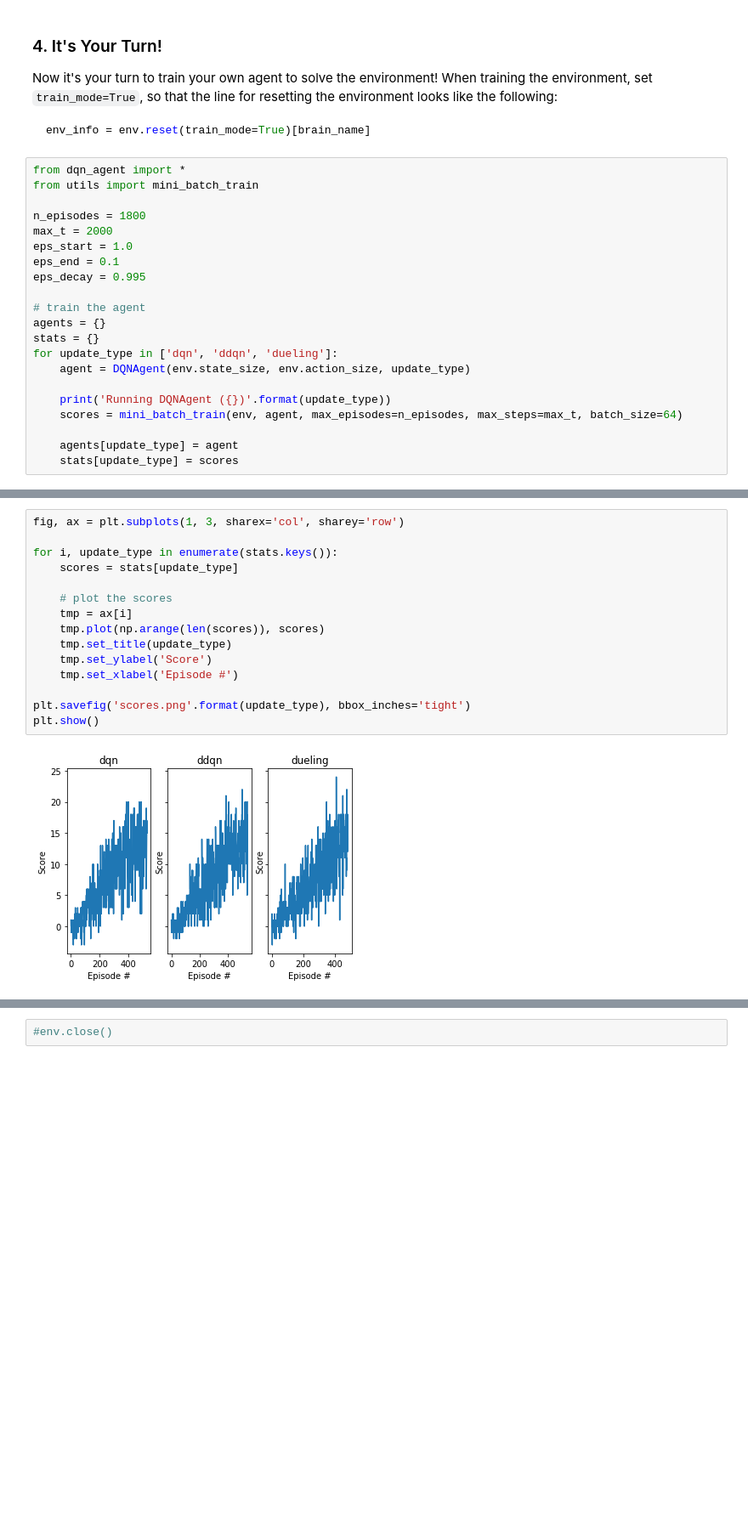
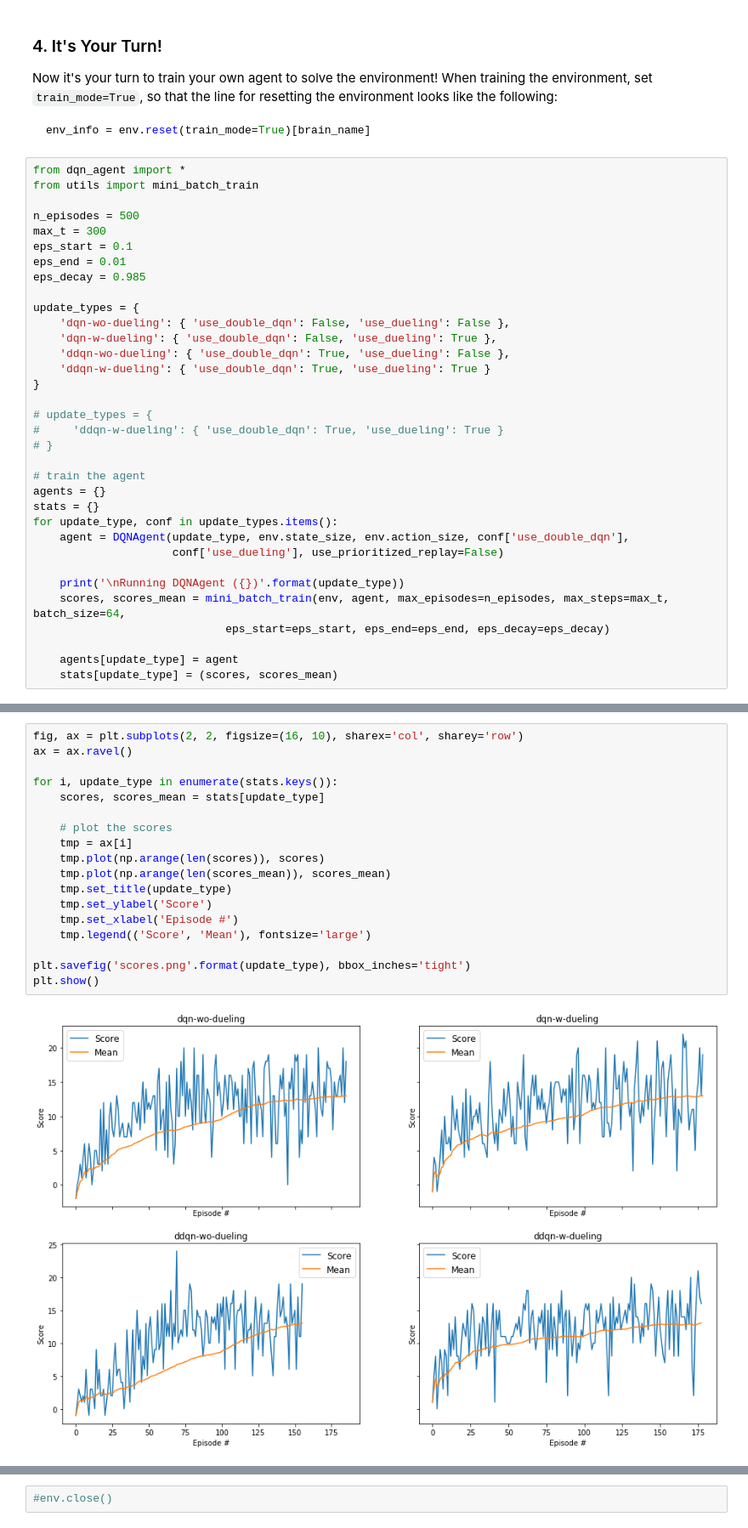
Before and after one commit to hafizur-rahman/deep-reinforcement-learning, a Jupyter notebook: p1_navigation/Navigation.ipynb, the cells around one changed output, grey strips where cells are left out. Shown: that part at 85% size. Cells and saved outputs as stored; diff of their text form; blank space fills up the shorter version.

```diff
--- a/p1_navigation/Navigation.ipynb
+++ b/p1_navigation/Navigation.ipynb
@@ -109,21 +109,34 @@ env_info = env.reset(train_mode=True)[brain_name]
 from dqn_agent import *
 from utils import mini_batch_train
 
-n_episodes = 1800
-max_t = 2000
-eps_start = 1.0
-eps_end = 0.1
-eps_decay = 0.995
+n_episodes = 500
+max_t = 300
+eps_start = 0.1
+eps_end = 0.01
+eps_decay = 0.985
+
+update_types = {
+    'dqn-wo-dueling': { 'use_double_dqn': False, 'use_dueling': False },
+    'dqn-w-dueling': { 'use_double_dqn': False, 'use_dueling': True },
+    'ddqn-wo-dueling': { 'use_double_dqn': True, 'use_dueling': False },
+    'ddqn-w-dueling': { 'use_double_dqn': True, 'use_dueling': True }
+}
+
+# update_types = {
+#     'ddqn-w-dueling': { 'use_double_dqn': True, 'use_dueling': True }
+# }
 
 # train the agent
 agents = {}
 stats = {}
-for update_type in ['dqn', 'ddqn', 'dueling']:
-    agent = DQNAgent(env.state_size, env.action_size, update_type)
+for update_type, conf in update_types.items():
+    agent = DQNAgent(update_type, env.state_size, env.action_size, conf['use_double_dqn'],
+                     conf['use_dueling'], use_prioritized_replay=False)
 
-    print('Running DQNAgent ({})'.format(update_type))
-    scores = mini_batch_train(env, agent, max_episodes=n_episodes, max_steps=max_t, batch_size=64)
+    print('\nRunning DQNAgent ({})'.format(update_type))
+    scores, scores_mean = mini_batch_train(env, agent, max_episodes=n_episodes, max_steps=max_t, batch_size=64,
+                             eps_start=eps_start, eps_end=eps_end, eps_decay=eps_decay)
 
     agents[update_type] = agent
-    stats[update_type] = scores
+    stats[update_type] = (scores, scores_mean)
 # %% [output]
@@ -147,17 +160,20 @@ Environment solved in  385 episodes!    Average Score:  13.01
 # %%
-fig, ax = plt.subplots(1, 3, sharex='col', sharey='row')
+fig, ax = plt.subplots(2, 2, figsize=(16, 10), sharex='col', sharey='row')
+ax = ax.ravel()
 
 for i, update_type in enumerate(stats.keys()):
-    scores = stats[update_type]
+    scores, scores_mean = stats[update_type]
 
     # plot the scores
     tmp = ax[i]
     tmp.plot(np.arange(len(scores)), scores)
+    tmp.plot(np.arange(len(scores_mean)), scores_mean)
     tmp.set_title(update_type)
     tmp.set_ylabel('Score')
     tmp.set_xlabel('Episode #')
+    tmp.legend(('Score', 'Mean'), fontsize='large')
 
 plt.savefig('scores.png'.format(update_type), bbox_inches='tight')
 plt.show()
 # %% [output]
-[figure, old version]
+[figure, new version]
```
Also changed, not shown: parts of 3 cells of this notebook, 5 other files.
